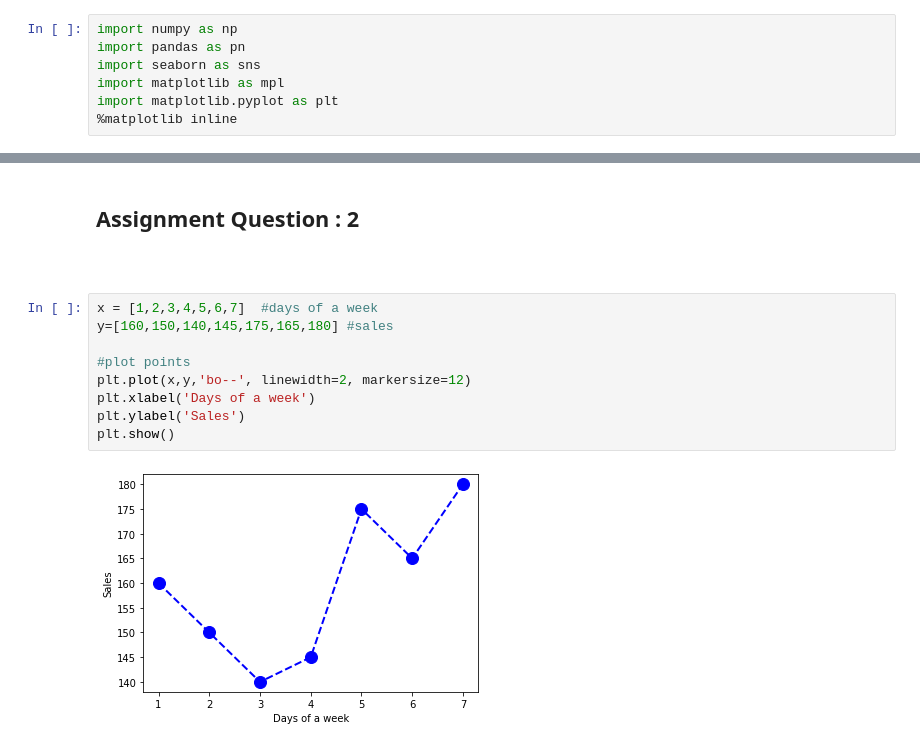
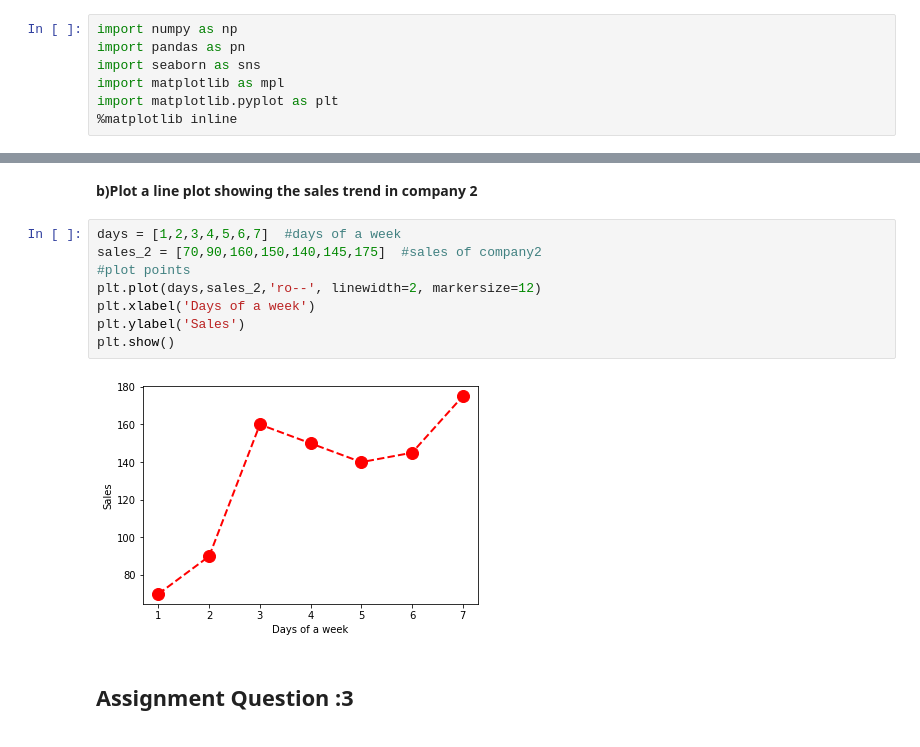
Before and after one commit to jainshre/Assignment-submission-demo, a Jupyter notebook: Day_1_Assignment.ipynb, the cells around one changed output, grey strips where cells are left out. Saved outputs shown, nothing was run; the diff lists cells and outputs as text.

````diff
--- a/Day_1_Assignment.ipynb
+++ b/Day_1_Assignment.ipynb
@@ -30,16 +47,14 @@ Text(0, 0.5, 'y-axis')
+# %% [markdown]
+ **b)Plot a line plot showing the sales trend in company 2**
+# %%
+days = [1,2,3,4,5,6,7]  #days of a week
+sales_2 = [70,90,160,150,140,145,175]  #sales of company2
+#plot points
+plt.plot(days,sales_2,'ro--', linewidth=2, markersize=12)
+plt.xlabel('Days of a week')
+plt.ylabel('Sales')
+plt.show()
+# %% [output]
+[figure, added]
 # %% [markdown]
-## **Assignment Question : 2**
-
-```
-```
+## **Assignment Question :3**
-# %%
-x = [1,2,3,4,5,6,7]  #days of a week
-y=[160,150,140,145,175,165,180] #sales
-
-#plot points
-plt.plot(x,y,'bo--', linewidth=2, markersize=12)
-plt.xlabel('Days of a week')
-plt.ylabel('Sales')
-plt.show()
-# %% [output]
-[figure, removed]
````
Also changed, not shown: parts of 8 cells of this notebook.
